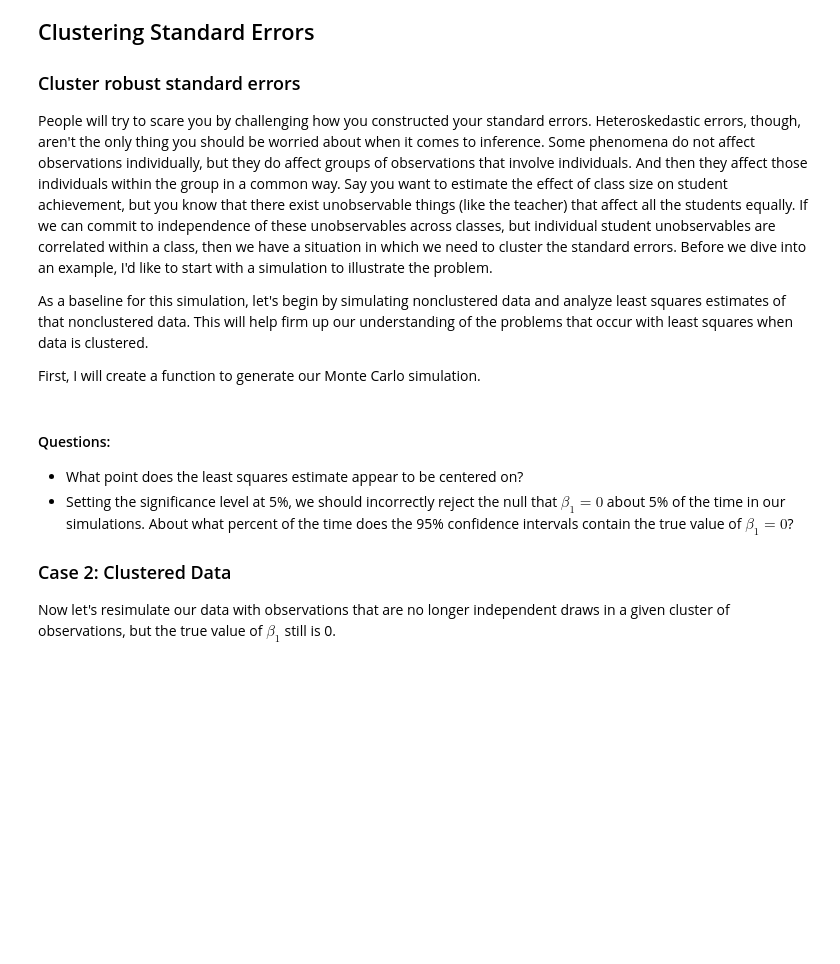
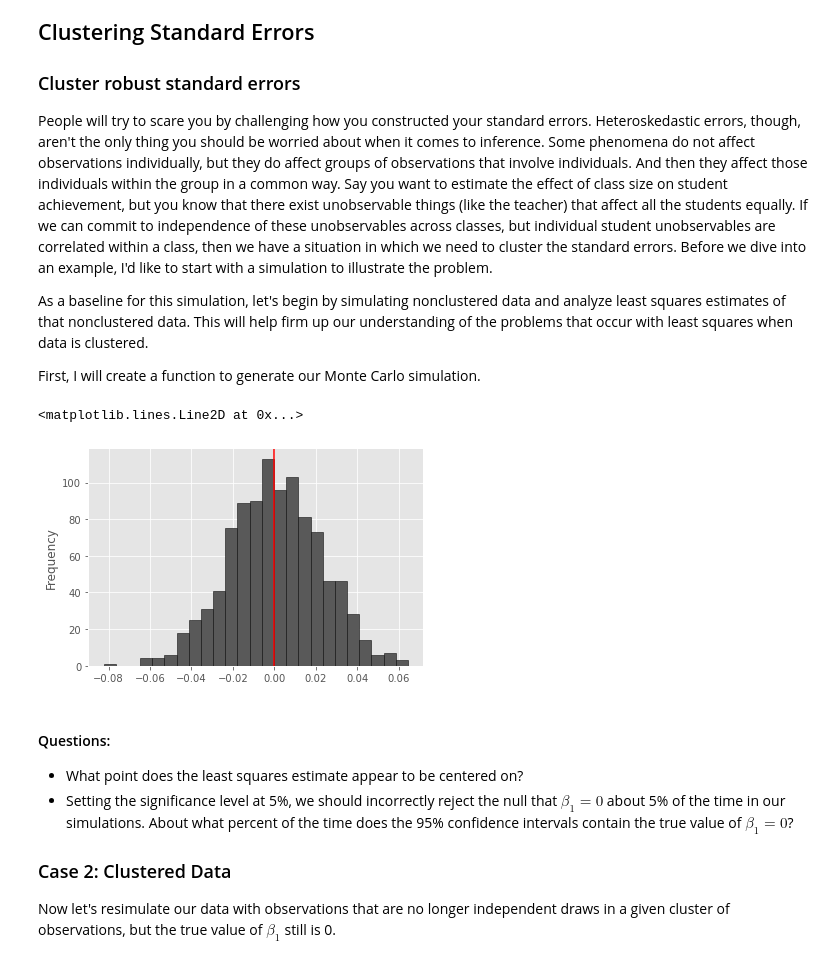
Before and after one commit to causalinfpython/mixtape, a Jupyter notebook: Probability_and_Regression.ipynb, the cells around one changed output. Saved outputs shown, nothing was run; the diff lists cells and outputs as text; code cells hidden in the pictures; blank space fills up the shorter version.

```diff
--- a/Probability_and_Regression.ipynb
+++ b/Probability_and_Regression.ipynb
@@ -269,3 +296,13 @@ p.ggplot(sim_nocluster, p.aes('b1')) +\
+# %%
+sim_nocluster['b1'].plot(
+  kind='hist',
+  color = '#595959',
+  edgecolor='k',
+  bins=25 )
+plt.axvline(x=sim_params[1], color='red')
+# %% [output]
+<matplotlib.lines.Line2D at 0x...>
+[figure, added]
 # %%
 sim_nocluster.sample(100).sort_values('b1')
 # %%
```
Also changed, not shown: parts of 14 cells of this notebook.
